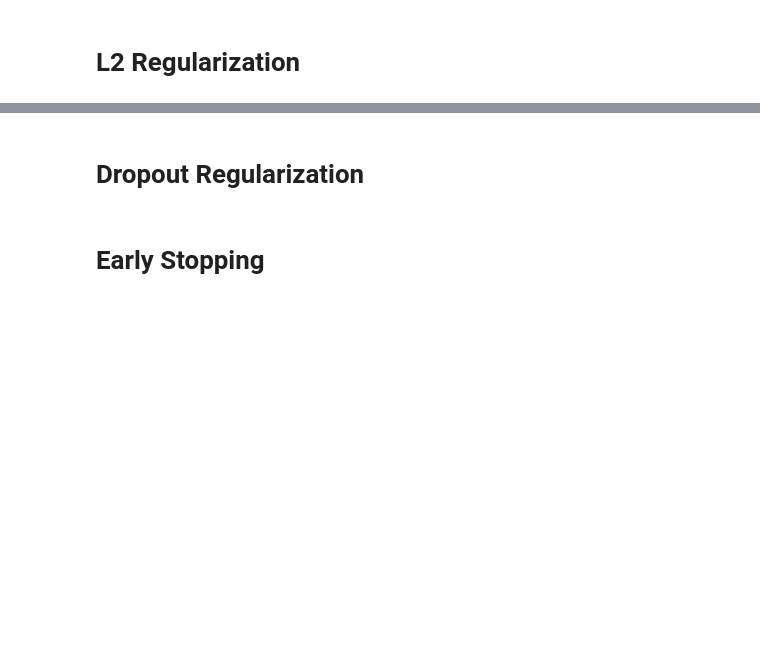
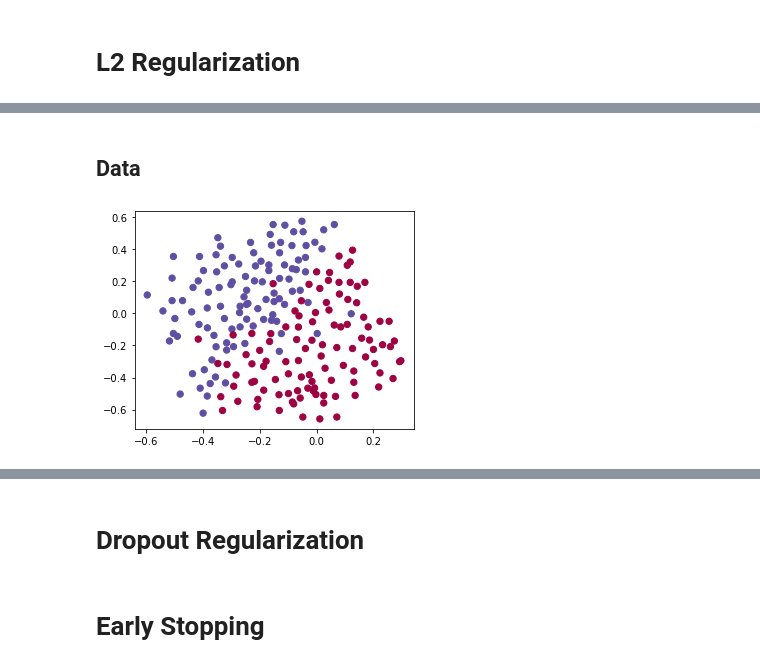
Before and after one commit to hamedrq7/Deep-Learning-Numpy-Practice, a Jupyter notebook: Fully-Connected-Deep-Neural-Network.ipynb, the cells around one changed output, grey strips where cells are left out. Saved outputs shown, nothing was run; the diff lists cells and outputs as text; code cells hidden in the pictures; blank space fills up the shorter version.

```diff
--- a/Fully-Connected-Deep-Neural-Network.ipynb
+++ b/Fully-Connected-Deep-Neural-Network.ipynb
@@ -456,0 +543,2 @@ Accuracy: 0.78
+# %% [markdown]
+## Data
@@ -456,0 +569,15 @@ Accuracy: 0.78
+# %%
+def load_2D_dataset():
+    data = scipy.io.loadmat('datasets/2D_data.mat')
+    train_X = data['X'].T
+    train_Y = data['y'].T
+    test_X = data['Xval'].T
+    test_Y = data['yval'].T
+
+    plt.scatter(train_X[0, :], train_X[1, :], c=train_Y, s=40, cmap=plt.cm.Spectral);
+
+    return train_X, train_Y, test_X, test_Y
+# %%
+train_x, train_y, test_x, test_y = load_2D_dataset()
+# %% [output]
+[figure, added]
```
Also changed, not shown: parts of 24 cells of this notebook.
